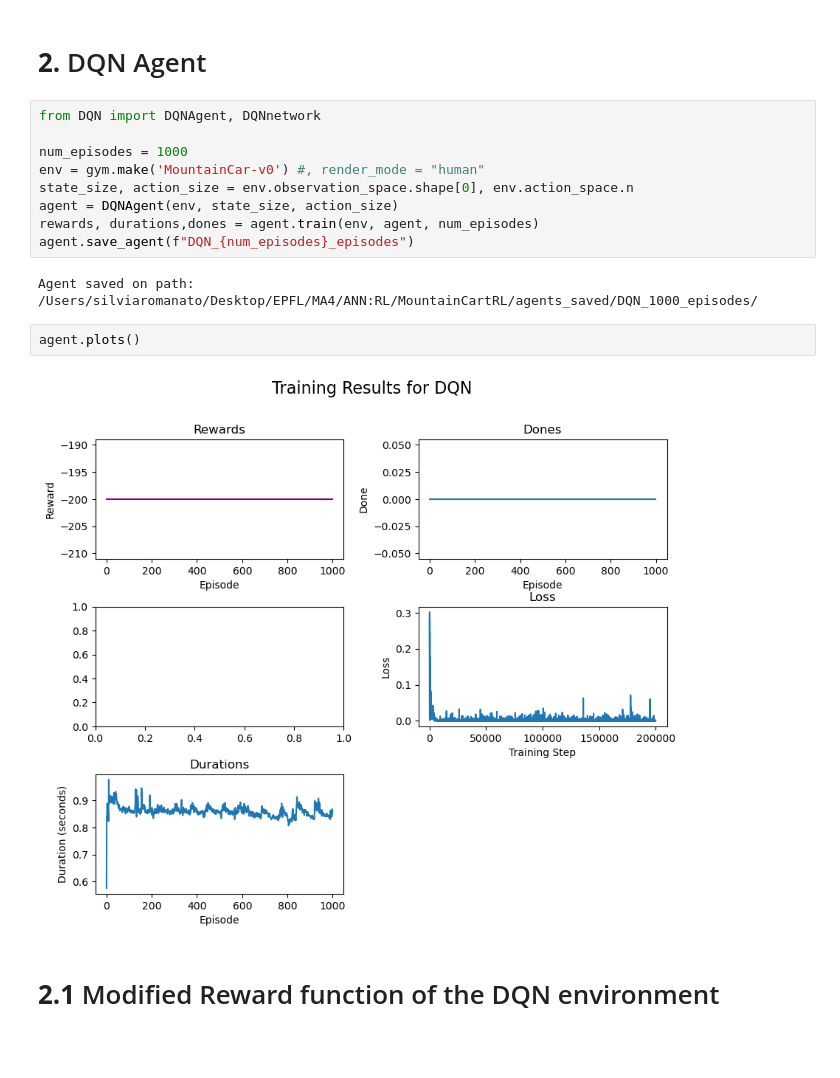
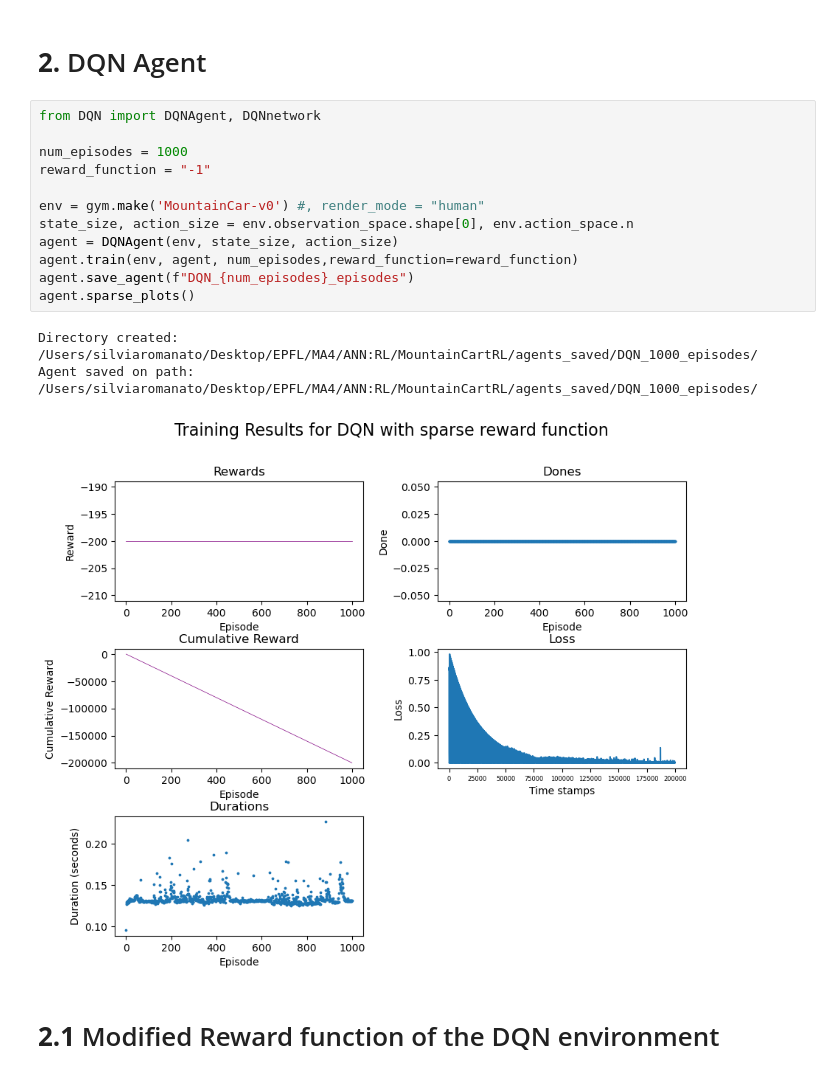
Before and after one commit to silviiaromanato/MountainCartRL, a Jupyter notebook: MountainCart_notebook.ipynb, the cells around one changed output. Saved outputs shown, nothing was run; the diff lists cells and outputs as text; blank space fills up the shorter version.

```diff
--- a/MountainCart_notebook.ipynb
+++ b/MountainCart_notebook.ipynb
@@ -84,17 +71,18 @@ Text(0.5, 1.0, 'Duration of episodes')
 # %%
 from DQN import DQNAgent, DQNnetwork
 
 num_episodes = 1000
+reward_function = "-1"
+
 env = gym.make('MountainCar-v0') #, render_mode = "human"
 state_size, action_size = env.observation_space.shape[0], env.action_space.n
 agent = DQNAgent(env, state_size, action_size)
-rewards, durations,dones = agent.train(env, agent, num_episodes)
+agent.train(env, agent, num_episodes,reward_function=reward_function)
 agent.save_agent(f"DQN_{num_episodes}_episodes")
+agent.sparse_plots()
 # %% [output]
+Directory created:  /Users/silviaromanato/Desktop/EPFL/MA4/ANN:RL/MountainCartRL/agents_saved/DQN_1000_episodes/
 Agent saved on path:  /Users/silviaromanato/Desktop/EPFL/MA4/ANN:RL/MountainCartRL/agents_saved/DQN_1000_episodes/
+[figure, added]
-# %%
-agent.plots()
-# %% [output]
-[figure, removed]
 # %% [markdown]
 # **2.1** Modified Reward function of the DQN environment
```
Also changed, not shown: parts of 25 cells of this notebook, 29 other files.
